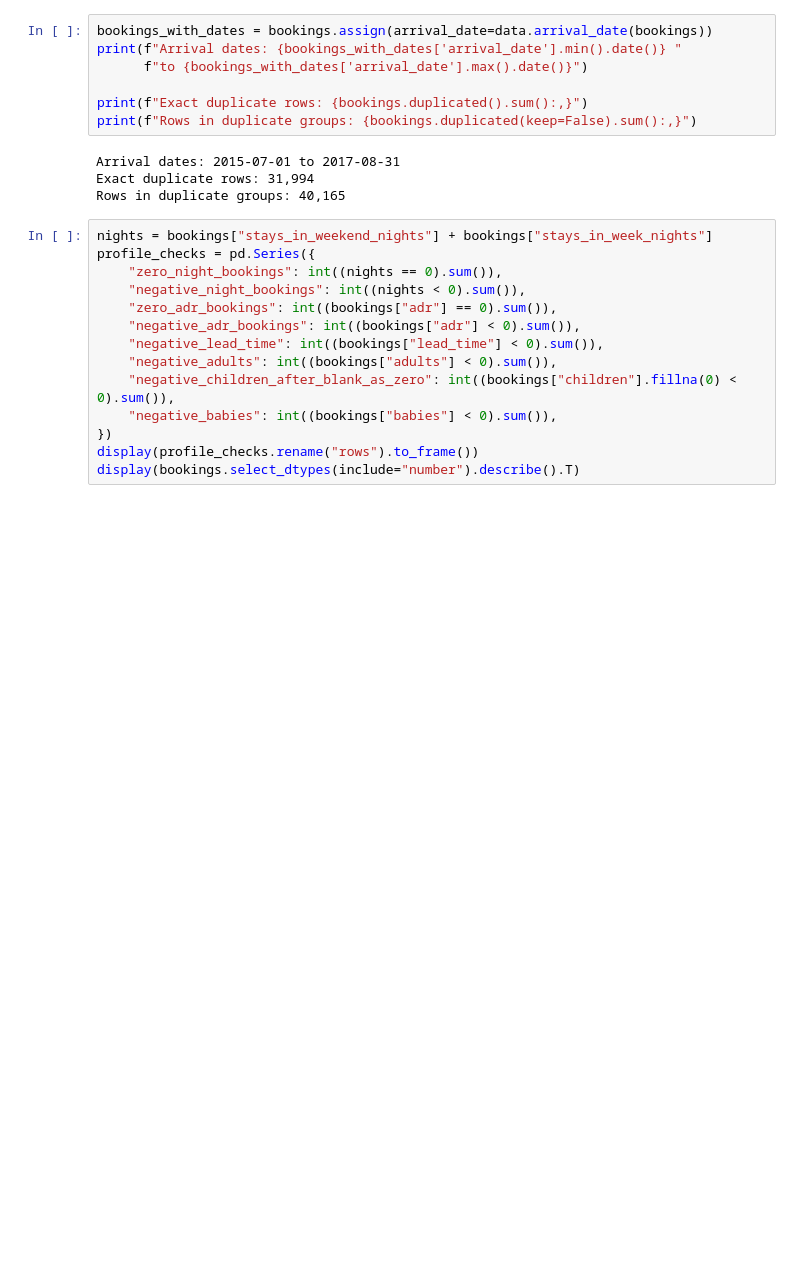
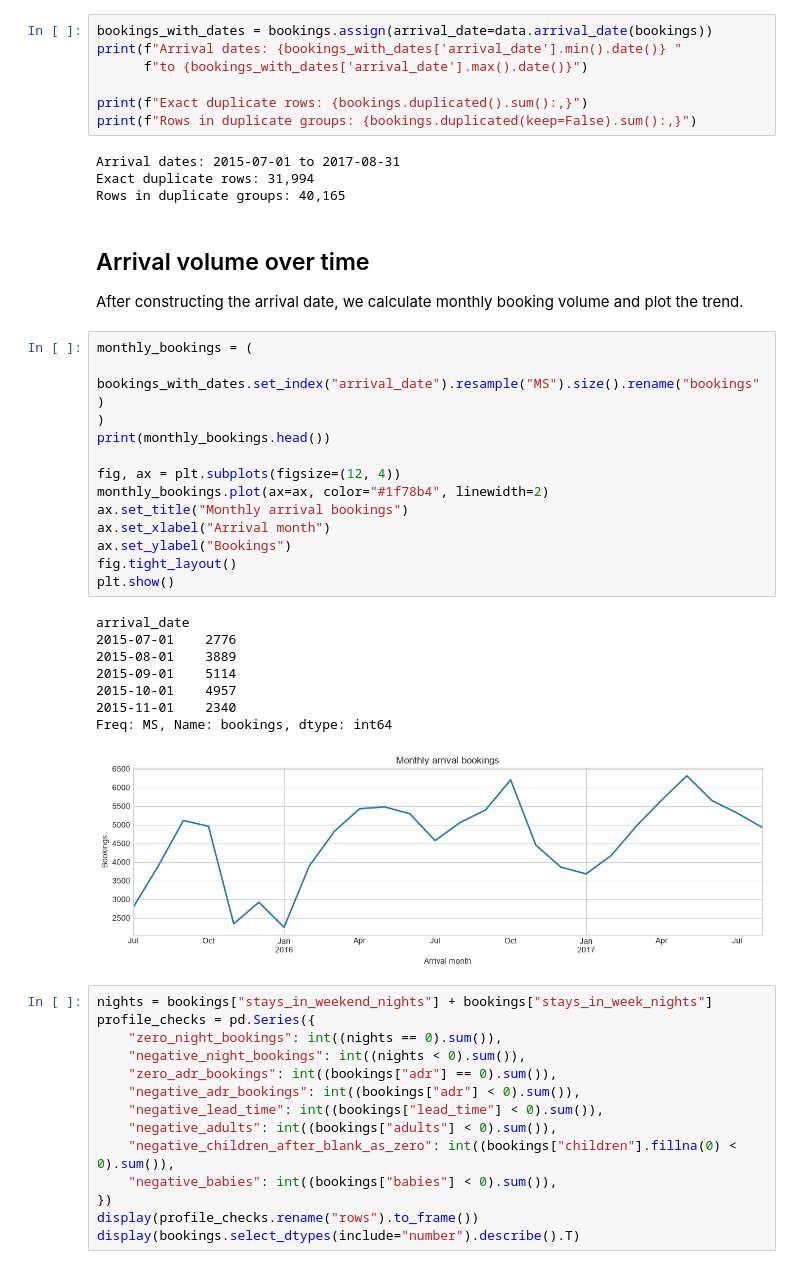
Before and after one commit to hashincludeaayush/Project_Oversell_IITGN, a Jupyter notebook: notebooks/01_profile_bookings.ipynb, the cells around one changed output. Saved outputs shown, nothing was run; the diff lists cells and outputs as text; blank space fills up the shorter version.

```diff
--- a/notebooks/01_profile_bookings.ipynb
+++ b/notebooks/01_profile_bookings.ipynb
@@ -193,6 +220,32 @@ print(f"Rows in duplicate groups: {bookings.duplicated(keep=False).sum():,}")
 Arrival dates: 2015-07-01 to 2017-08-31
 Exact duplicate rows: 31,994
 Rows in duplicate groups: 40,165
+# %% [markdown]
+## Arrival volume over time
+
+After constructing the arrival date, we calculate monthly booking volume and plot the trend.
+# %%
+monthly_bookings = (
+    bookings_with_dates.set_index("arrival_date").resample("MS").size().rename("bookings")
+)
+print(monthly_bookings.head())
+
+fig, ax = plt.subplots(figsize=(12, 4))
+monthly_bookings.plot(ax=ax, color="#1f78b4", linewidth=2)
+ax.set_title("Monthly arrival bookings")
+ax.set_xlabel("Arrival month")
+ax.set_ylabel("Bookings")
+fig.tight_layout()
+plt.show()
+# %% [output]
+arrival_date
+2015-07-01    2776
+2015-08-01    3889
+2015-09-01    5114
+2015-10-01    4957
+2015-11-01    2340
+Freq: MS, Name: bookings, dtype: int64
+[figure, added]
 # %%
 nights = bookings["stays_in_weekend_nights"] + bookings["stays_in_week_nights"]
 profile_checks = pd.Series({
```
Also changed, not shown: parts of 4 cells of this notebook, 2 other files.
